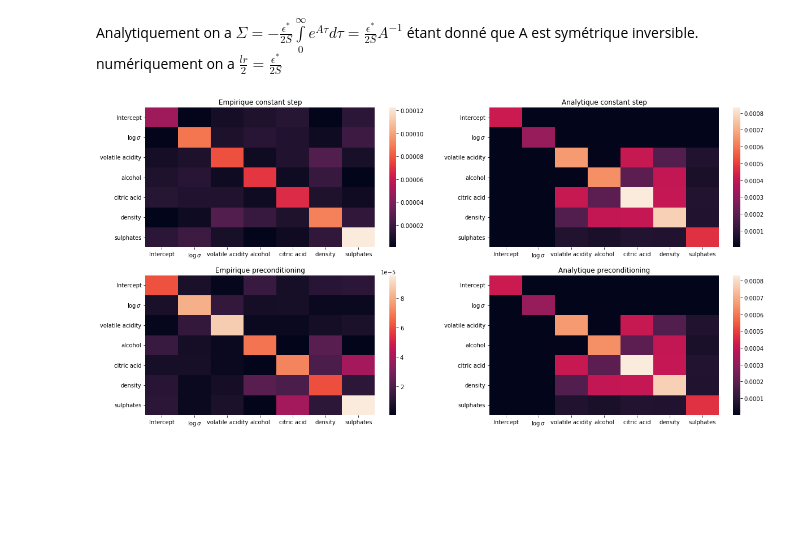
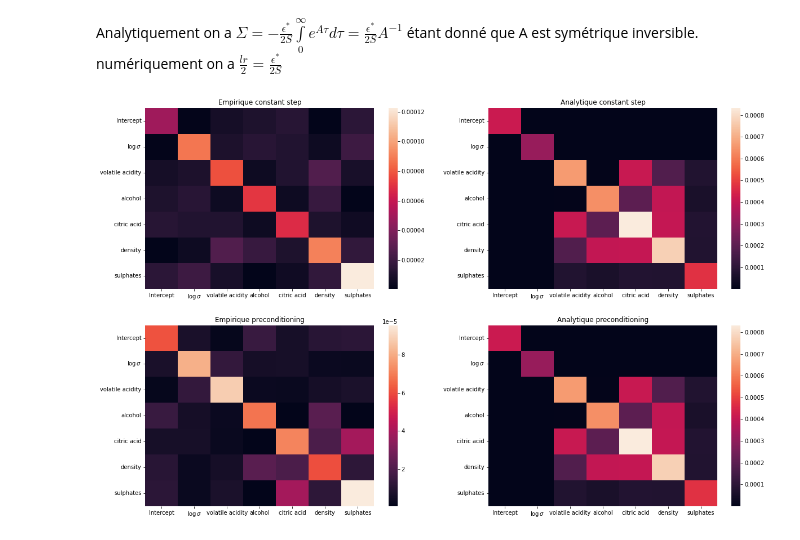
Before and after one commit to cyrille-kone/VASGA, a Jupyter notebook: linear_reg/linear_regression.ipynb, the cells around one changed output. Cells and saved outputs as stored; diff of their text form; code cells hidden in the pictures; blank space fills up the shorter version.

```diff
--- a/linear_reg/linear_regression.ipynb
+++ b/linear_reg/linear_regression.ipynb
@@ -320,26 +331,26 @@ hes_pre = hessian(loss, theta_mean_pre).numpy()
 Σ_c = lyapunov(hes_pre, B, np.eye(len(B)), lr)#(lr/2)*np.linalg.inv(hes_c)
 Σ_pre = lyapunov(hes_pre, B, precond.numpy(), 1)
 # %%
-plt.figure(figsize=(20,10))
+plt.figure(figsize=(20,13))
 
 # On pense bien à calculer la matrice de covariance empirique sur les tirages après convergence de la SGD
 labels = ['Intercept', r'$\log \sigma$'] + var
 plt.subplot(2,2,1)
 sns.heatmap(np.abs(np.cov(theta_sgd_c[cv_it:].T)), xticklabels=labels, yticklabels=labels)
 plt.title('Empirique constant step')
 
 plt.subplot(2,2,2)
 sns.heatmap(np.abs(Σ_c), xticklabels=labels, yticklabels=labels)
 plt.title('Analytique constant step')
 
 plt.subplot(2,2,3)
 sns.heatmap(np.abs(np.cov(theta_sgd_pre[cv_it:].T)), xticklabels=labels, yticklabels=labels)
 plt.title('Empirique preconditioning')
 
 plt.subplot(2,2,4)
 sns.heatmap(np.abs(Σ_pre), xticklabels=labels, yticklabels=labels)
 plt.title('Analytique preconditioning')
 
 plt.show()
 # %% [output]
-[figure, old version]
+[figure, new version]
```
Also changed, not shown: parts of 5 cells of this notebook.
